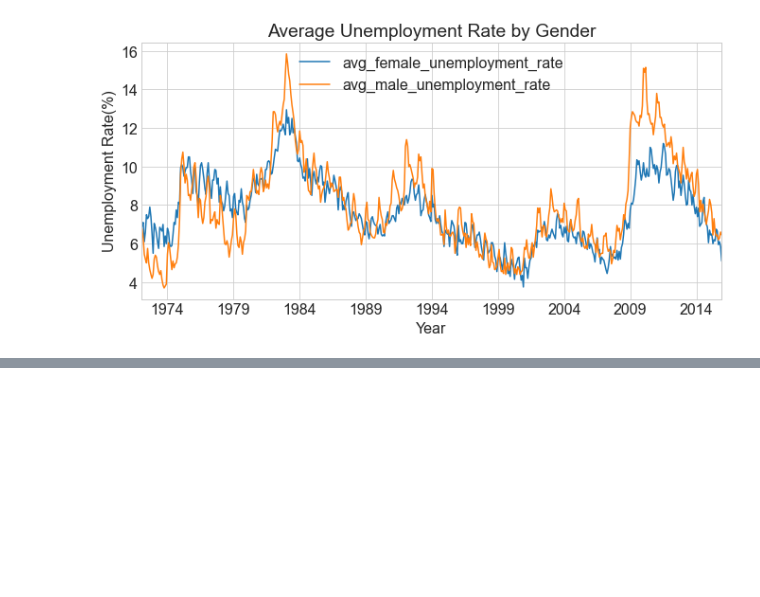
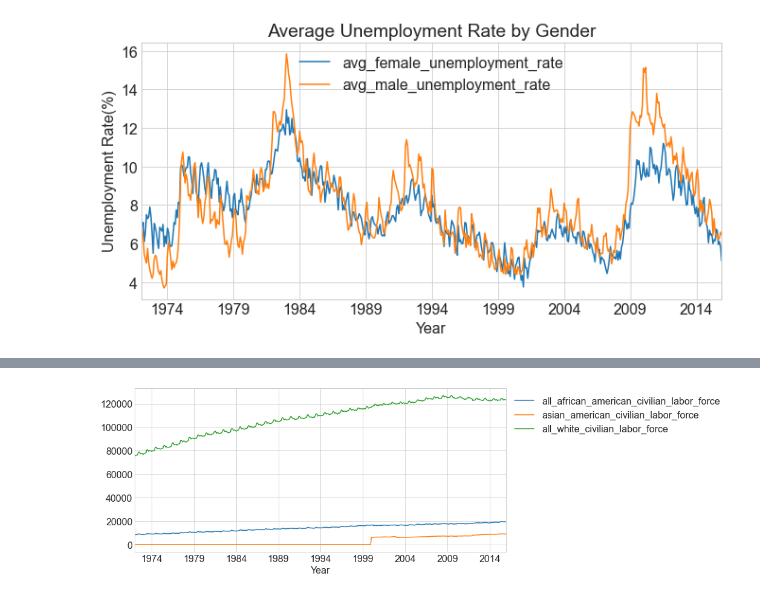
Before and after one commit to BraedenWright/individual-project, a Jupyter notebook: Final_Labor_Report.ipynb, the cells around one changed output, grey strips where cells are left out. Cells and saved outputs as stored; diff of their text form; code cells hidden in the pictures; blank space fills up the shorter version.

```diff
--- a/Final_Labor_Report.ipynb
+++ b/Final_Labor_Report.ipynb
@@ -268,0 +361,9 @@ plt.show()
+# %%
+df['all_african_american_civilian_labor_force'].plot()
+df['asian_american_civilian_labor_force'].plot()
+df['all_white_civilian_labor_force'].plot()
+plt.xlabel('Year')
+plt.legend(loc="upper left", bbox_to_anchor=(1, 1))
+plt.show()
+# %% [output]
+[figure, added]
```
Also changed, not shown: parts of 10 cells of this notebook, 2 other files.
